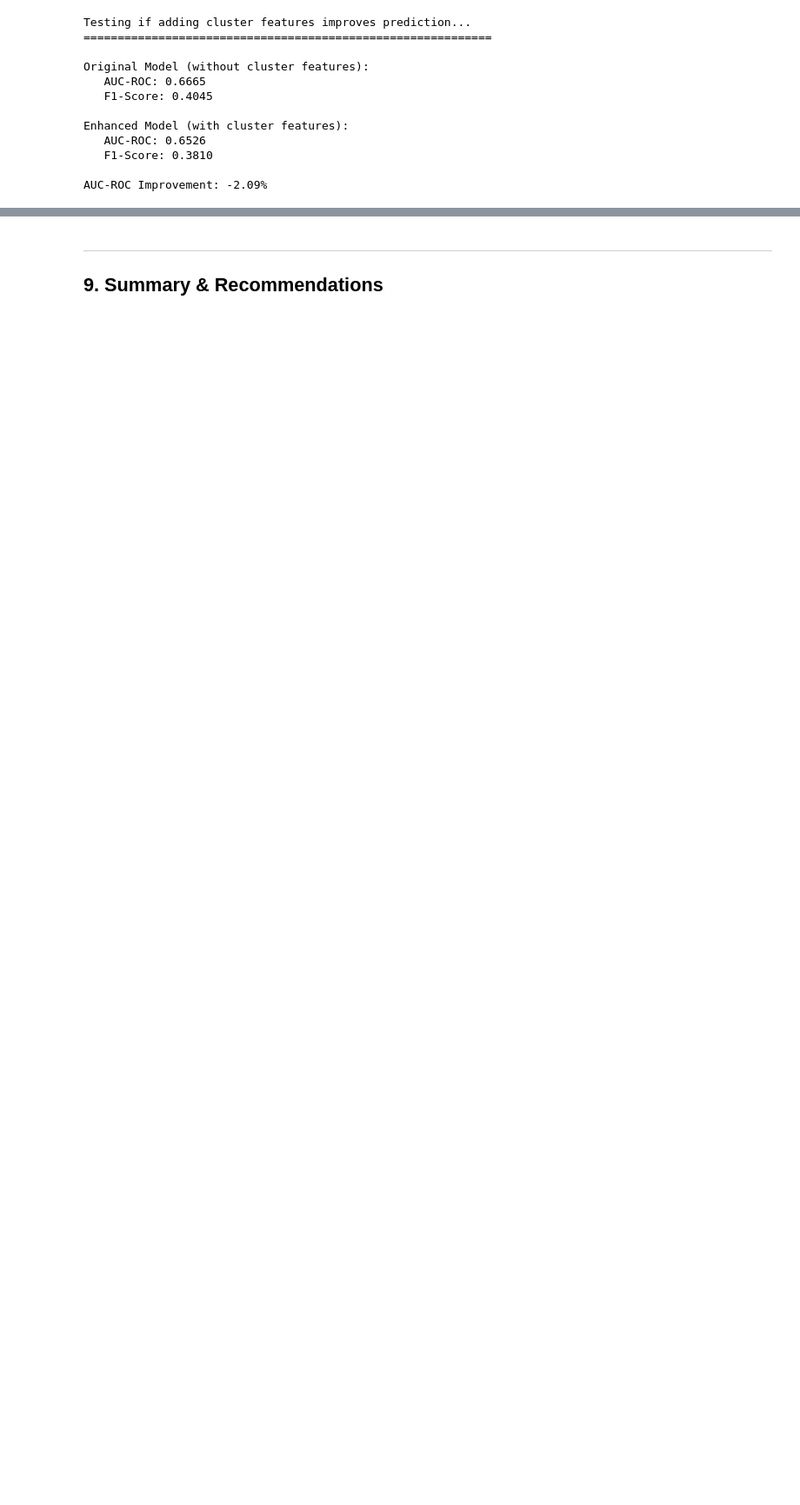
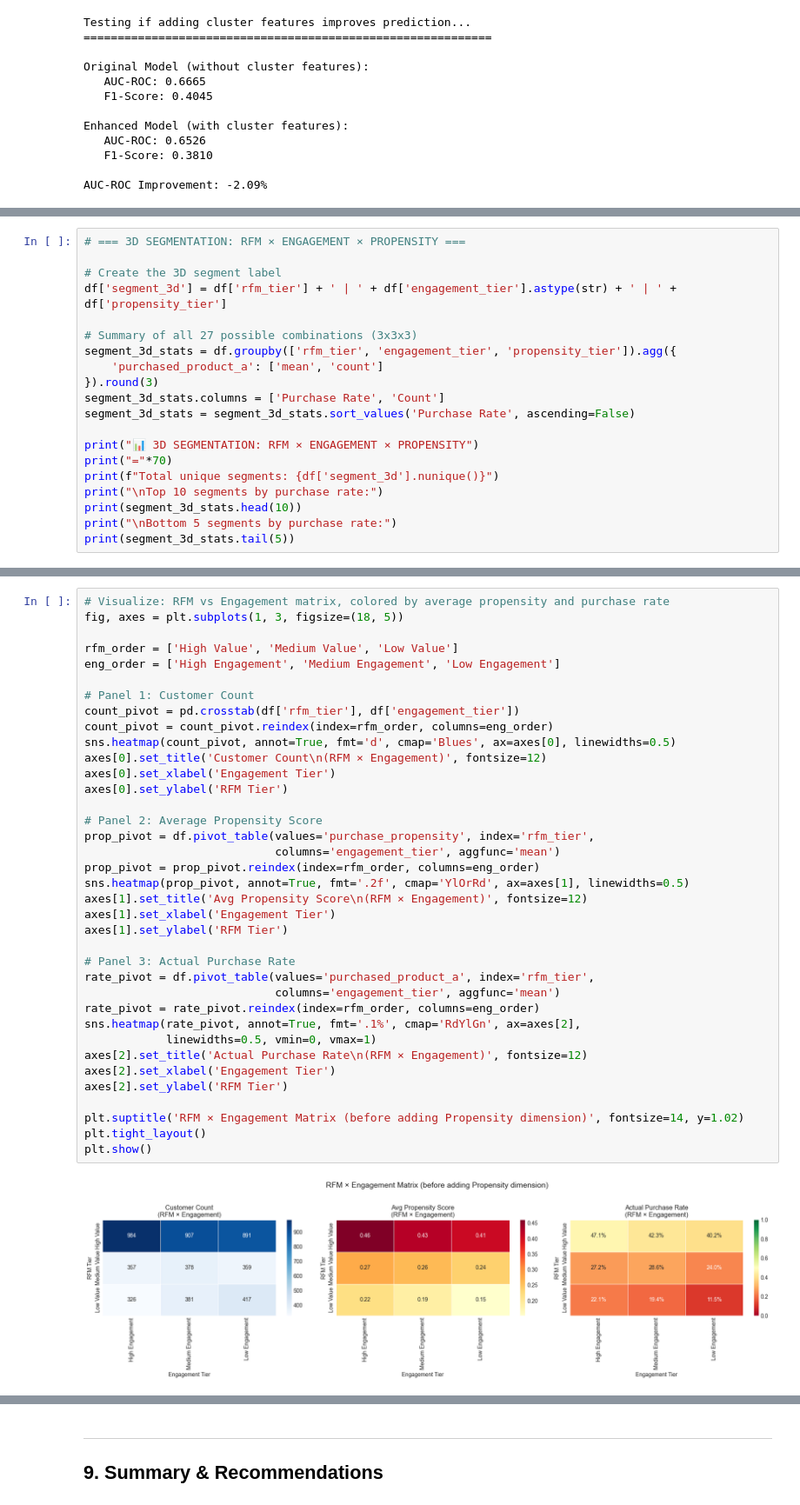
Before and after one commit to EllenHema/segmentation, a Jupyter notebook: customer_segmentation.ipynb, the cells around one changed output, grey strips where cells are left out. Shown at 87% size. Saved outputs shown, nothing was run; the diff lists cells and outputs as text; blank space fills up the shorter version.

```diff
--- a/customer_segmentation.ipynb
+++ b/customer_segmentation.ipynb
@@ -1487,0 +1524,20 @@ Cluster feature importance:
+# %%
+# === 3D SEGMENTATION: RFM × ENGAGEMENT × PROPENSITY ===
+
+# Create the 3D segment label
+df['segment_3d'] = df['rfm_tier'] + ' | ' + df['engagement_tier'].astype(str) + ' | ' + df['propensity_tier']
+
+# Summary of all 27 possible combinations (3x3x3)
+segment_3d_stats = df.groupby(['rfm_tier', 'engagement_tier', 'propensity_tier']).agg({
+    'purchased_product_a': ['mean', 'count']
+}).round(3)
+segment_3d_stats.columns = ['Purchase Rate', 'Count']
+segment_3d_stats = segment_3d_stats.sort_values('Purchase Rate', ascending=False)
+
+print("📊 3D SEGMENTATION: RFM × ENGAGEMENT × PROPENSITY")
+print("="*70)
+print(f"Total unique segments: {df['segment_3d'].nunique()}")
+print("\nTop 10 segments by purchase rate:")
+print(segment_3d_stats.head(10))
+print("\nBottom 5 segments by purchase rate:")
+print(segment_3d_stats.tail(5))
@@ -1487,0 +1562,39 @@ Cluster feature importance:
+# %%
+# Visualize: RFM vs Engagement matrix, colored by average propensity and purchase rate
+fig, axes = plt.subplots(1, 3, figsize=(18, 5))
+
+rfm_order = ['High Value', 'Medium Value', 'Low Value']
+eng_order = ['High Engagement', 'Medium Engagement', 'Low Engagement']
+
+# Panel 1: Customer Count
+count_pivot = pd.crosstab(df['rfm_tier'], df['engagement_tier'])
+count_pivot = count_pivot.reindex(index=rfm_order, columns=eng_order)
+sns.heatmap(count_pivot, annot=True, fmt='d', cmap='Blues', ax=axes[0], linewidths=0.5)
+axes[0].set_title('Customer Count\n(RFM × Engagement)', fontsize=12)
+axes[0].set_xlabel('Engagement Tier')
+axes[0].set_ylabel('RFM Tier')
+
+# Panel 2: Average Propensity Score
+prop_pivot = df.pivot_table(values='purchase_propensity', index='rfm_tier',
+                            columns='engagement_tier', aggfunc='mean')
+prop_pivot = prop_pivot.reindex(index=rfm_order, columns=eng_order)
+sns.heatmap(prop_pivot, annot=True, fmt='.2f', cmap='YlOrRd', ax=axes[1], linewidths=0.5)
+axes[1].set_title('Avg Propensity Score\n(RFM × Engagement)', fontsize=12)
+axes[1].set_xlabel('Engagement Tier')
+axes[1].set_ylabel('RFM Tier')
+
+# Panel 3: Actual Purchase Rate
+rate_pivot = df.pivot_table(values='purchased_product_a', index='rfm_tier',
+                            columns='engagement_tier', aggfunc='mean')
+rate_pivot = rate_pivot.reindex(index=rfm_order, columns=eng_order)
+sns.heatmap(rate_pivot, annot=True, fmt='.1%', cmap='RdYlGn', ax=axes[2],
+            linewidths=0.5, vmin=0, vmax=1)
+axes[2].set_title('Actual Purchase Rate\n(RFM × Engagement)', fontsize=12)
+axes[2].set_xlabel('Engagement Tier')
+axes[2].set_ylabel('RFM Tier')
+
+plt.suptitle('RFM × Engagement Matrix (before adding Propensity dimension)', fontsize=14, y=1.02)
+plt.tight_layout()
+plt.show()
+# %% [output]
+[figure, added]
```
Also changed, not shown: parts of 7 cells of this notebook, 9 other files.
